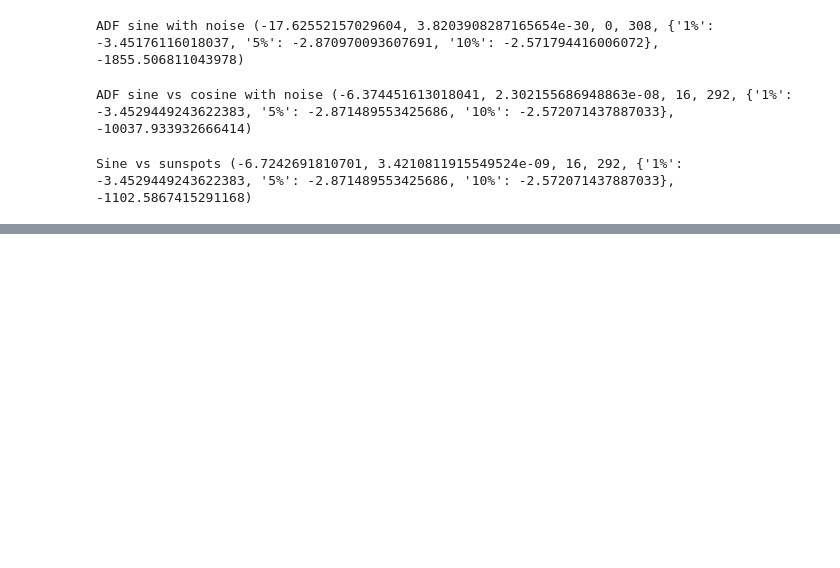
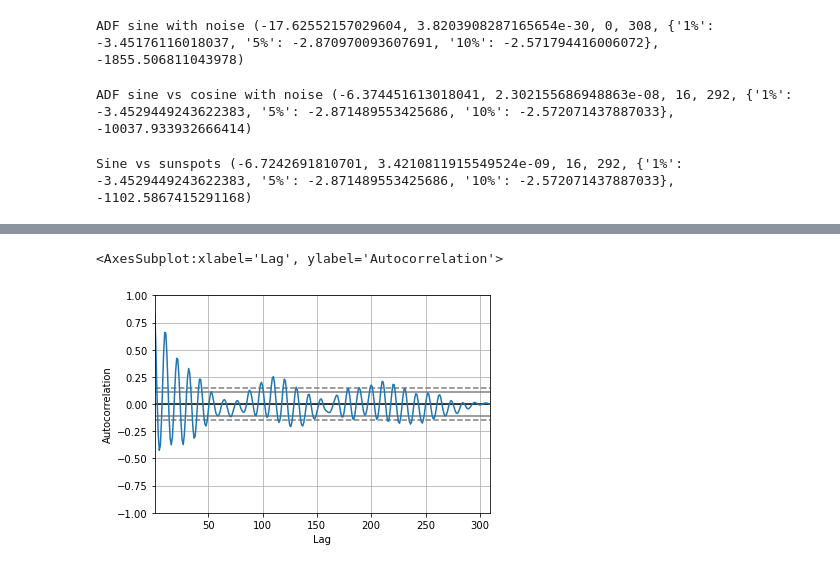
Before and after one commit to lh77x7/Python-data-analysis, a Jupyter notebook: chap8/chap8-signal_time_Processing.ipynb, the cells around one changed output, grey strips where cells are left out. Cells and saved outputs as stored; diff of their text form; code cells hidden in the pictures; blank space fills up the shorter version.

```diff
--- a/chap8/chap8-signal_time_Processing.ipynb
+++ b/chap8/chap8-signal_time_Processing.ipynb
@@ -125,0 +184,8 @@ Sine vs sunspots (-6.7242691810701, 3.4210811915549524e-09, 16, 292, {'1%': -3.4
+# %%
+from pandas.plotting import autocorrelation_plot
+
+# plot using pandas function
+autocorrelation_plot(data.SUNACTIVITY)
+# %% [output]
+<AxesSubplot:xlabel='Lag', ylabel='Autocorrelation'>
+[figure, added]
```
Also changed, not shown: parts of 11 cells of this notebook.
